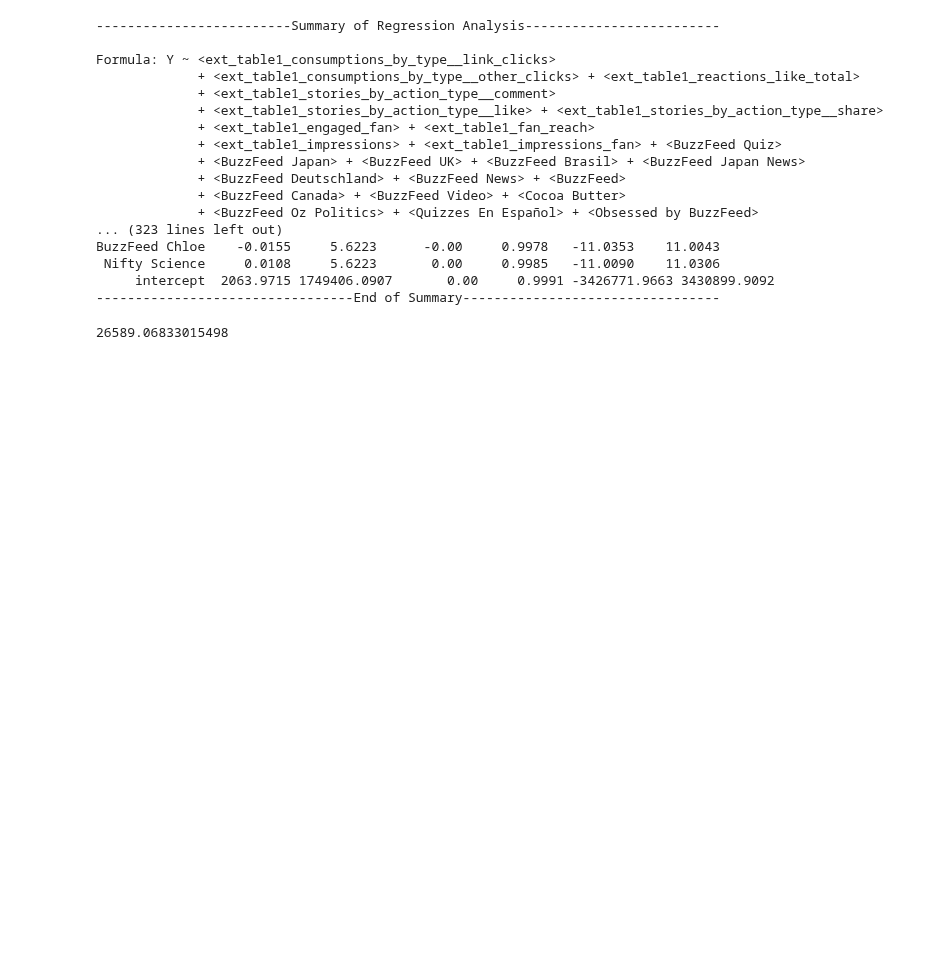
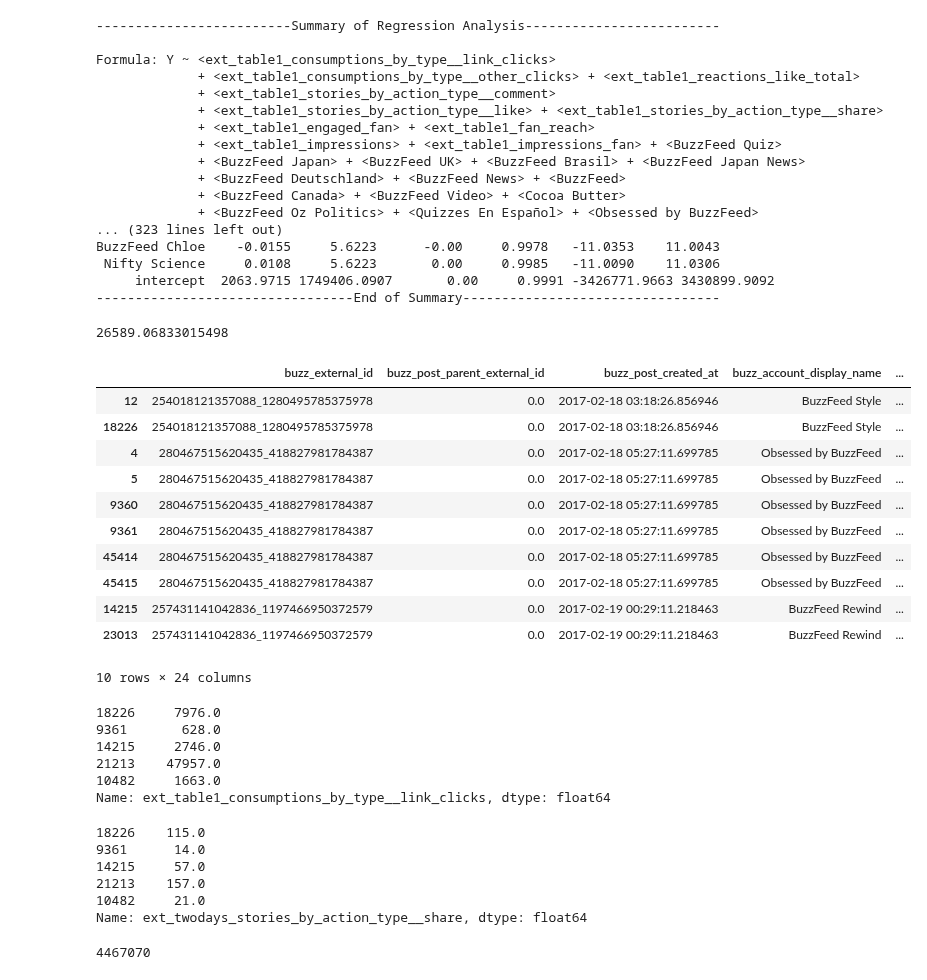
Before and after one commit to eshwarchandrasekharan/predict-pop, a Jupyter notebook: code/overall-performance.ipynb, the cells around one changed output. Saved outputs shown, nothing was run; the diff lists cells and outputs as text; code cells hidden in the pictures; blank space fills up the shorter version.

```diff
--- a/code/overall-performance.ipynb
+++ b/code/overall-performance.ipynb
@@ -525,3 +525,43 @@ BuzzFeed Chloe    -0.0155     5.6223      -0.00     0.9978   -11.0353    11.0043
 y.mean()
 # %% [output]
 26589.06833015498
+# %%
+for sample in all_df['buzz_post_buzz_id'][5:6]:
+    t = all_df[all_df.buzz_post_buzz_id == sample]
+# %%
+t.sort_values('buzz_post_created_at')[:10]
+# %% [output]
+|  | buzz_external_id | buzz_post_parent_external_id | buzz_post_created_at | buzz_account_display_name | ... |
+| 12 | 254018121357088_1280495785375978 | 0.0 | 2017-02-18 03:18:26.856946 | BuzzFeed Style | ... |
+| 18226 | 254018121357088_1280495785375978 | 0.0 | 2017-02-18 03:18:26.856946 | BuzzFeed Style | ... |
+| 4 | 280467515620435_418827981784387 | 0.0 | 2017-02-18 05:27:11.699785 | Obsessed by BuzzFeed | ... |
+| 5 | 280467515620435_418827981784387 | 0.0 | 2017-02-18 05:27:11.699785 | Obsessed by BuzzFeed | ... |
+| 9360 | 280467515620435_418827981784387 | 0.0 | 2017-02-18 05:27:11.699785 | Obsessed by BuzzFeed | ... |
+| 9361 | 280467515620435_418827981784387 | 0.0 | 2017-02-18 05:27:11.699785 | Obsessed by BuzzFeed | ... |
+| 45414 | 280467515620435_418827981784387 | 0.0 | 2017-02-18 05:27:11.699785 | Obsessed by BuzzFeed | ... |
+| 45415 | 280467515620435_418827981784387 | 0.0 | 2017-02-18 05:27:11.699785 | Obsessed by BuzzFeed | ... |
+| 14215 | 257431141042836_1197466950372579 | 0.0 | 2017-02-19 00:29:11.218463 | BuzzFeed Rewind | ... |
+| 23013 | 257431141042836_1197466950372579 | 0.0 | 2017-02-19 00:29:11.218463 | BuzzFeed Rewind | ... |
+10 rows × 24 columns
+# %%
+train[all_df.buzz_post_buzz_id == sample].sort_values('ext_table1_firsthour_stats_date')['ext_table1_consumptions_by_type__link_clicks']
+# %% [output]
+18226     7976.0
+9361       628.0
+14215     2746.0
+21213    47957.0
+10482     1663.0
+Name: ext_table1_consumptions_by_type__link_clicks, dtype: float64
+# %%
+train[all_df.buzz_post_buzz_id == sample].sort_values('ext_table1_firsthour_stats_date')['ext_twodays_stories_by_action_type__share']
+# %% [output]
+18226    115.0
+9361      14.0
+14215     57.0
+21213    157.0
+10482     21.0
+Name: ext_twodays_stories_by_action_type__share, dtype: float64
+# %%
+sample
+# %% [output]
+4467070
```
Also changed, not shown: 1 other file.
